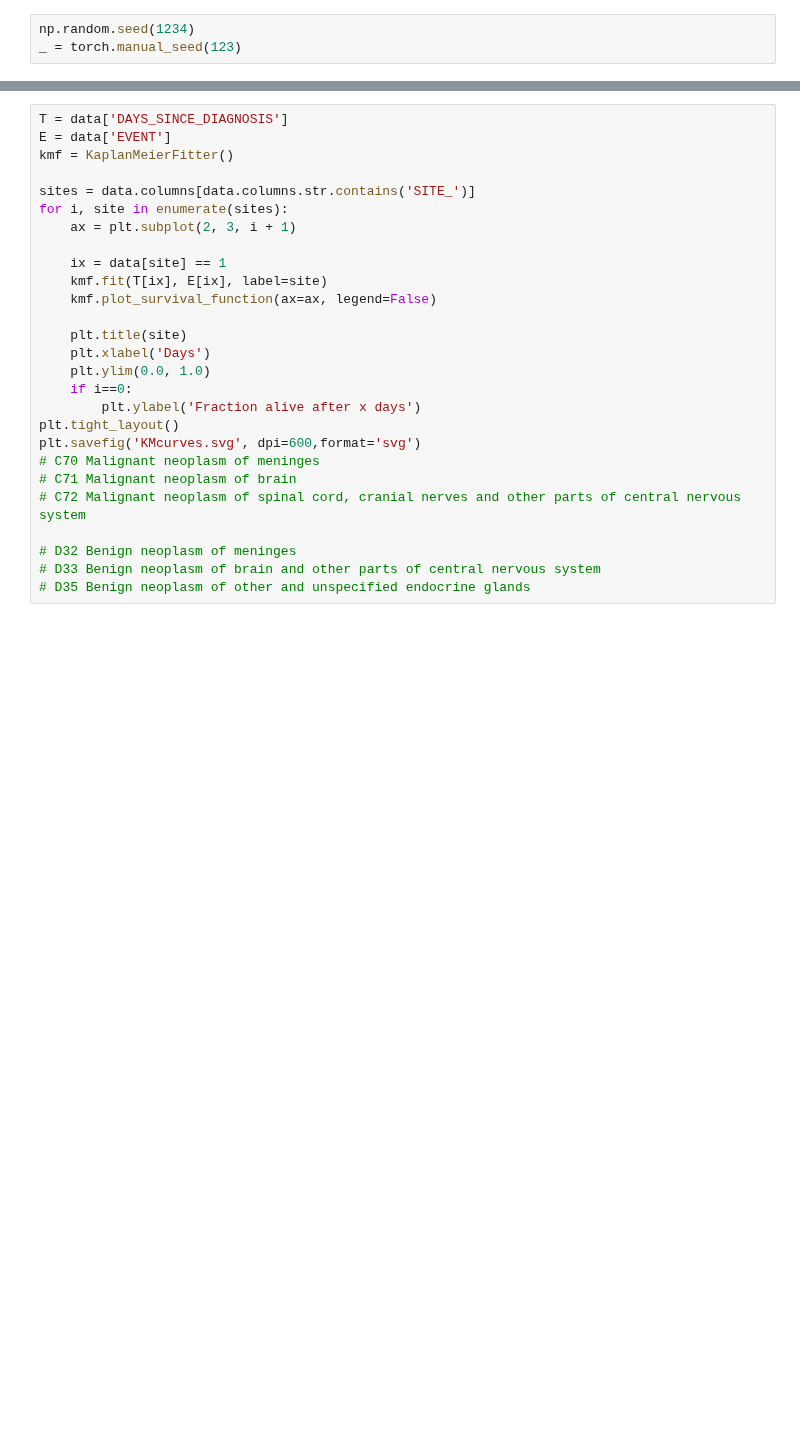
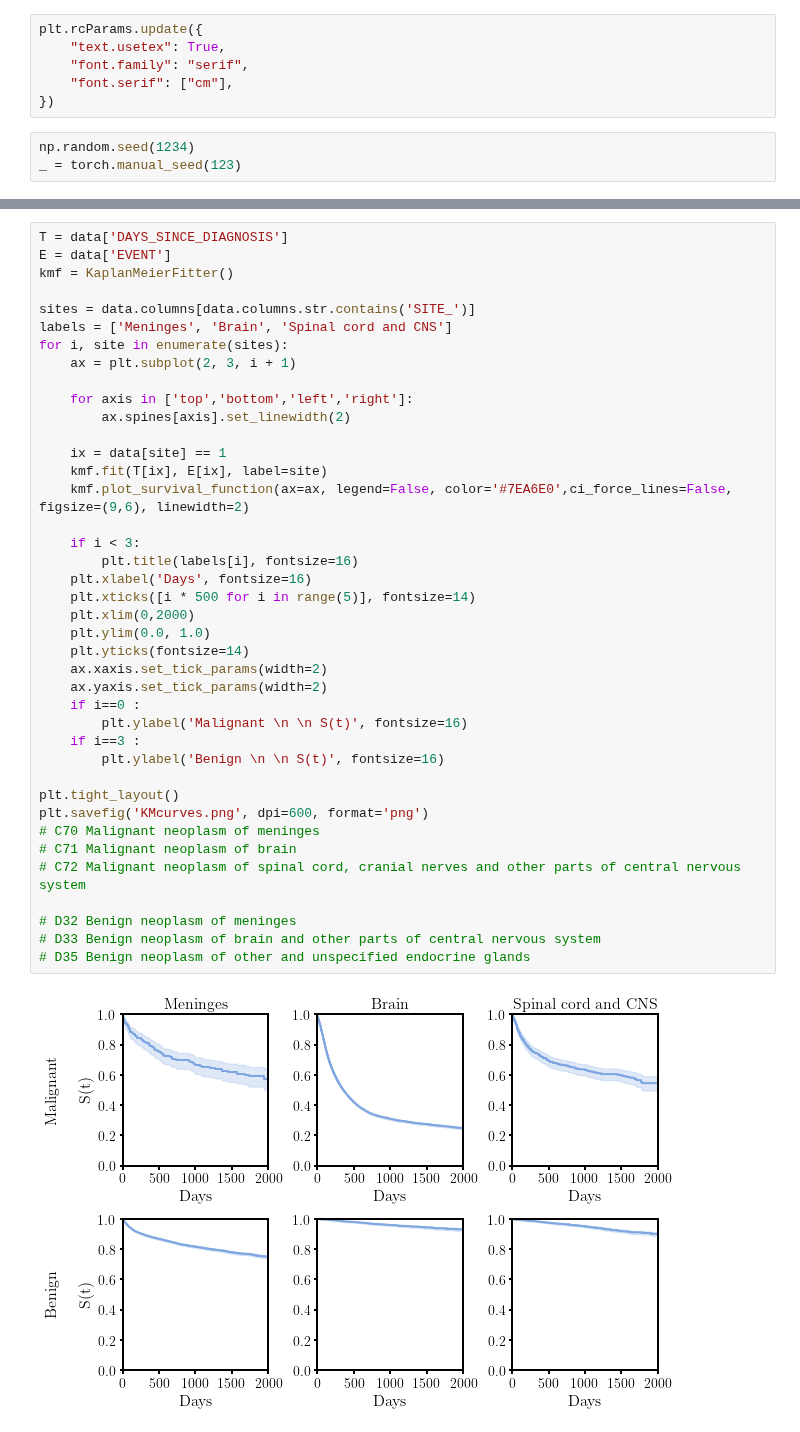
Before and after one commit to dkaizhang/federated-survival, a Jupyter notebook: km.ipynb, the cells around one changed output, grey strips where cells are left out. Cells and saved outputs as stored; diff of their text form; blank space fills up the shorter version.

```diff
--- a/km.ipynb
+++ b/km.ipynb
@@ -12,3 +17,9 @@ from tabulate import tabulate
+# %%
+plt.rcParams.update({
+    "text.usetex": True,
+    "font.family": "serif",
+    "font.serif": ["cm"],
+})
 # %%
 np.random.seed(1234)
 _ = torch.manual_seed(123)
@@ -28,27 +50,42 @@ print(tabulate(to_tab, headers=['Site', 'Months']))
 # %%
 T = data['DAYS_SINCE_DIAGNOSIS']
 E = data['EVENT']
 kmf = KaplanMeierFitter()
 
 sites = data.columns[data.columns.str.contains('SITE_')]
+labels = ['Meninges', 'Brain', 'Spinal cord and CNS']
 for i, site in enumerate(sites):
     ax = plt.subplot(2, 3, i + 1)
 
+    for axis in ['top','bottom','left','right']:
+        ax.spines[axis].set_linewidth(2)
+
     ix = data[site] == 1
     kmf.fit(T[ix], E[ix], label=site)
-    kmf.plot_survival_function(ax=ax, legend=False)
+    kmf.plot_survival_function(ax=ax, legend=False, color='#7EA6E0',ci_force_lines=False, figsize=(9,6), linewidth=2)
 
-    plt.title(site)
-    plt.xlabel('Days')
+    if i < 3:
+        plt.title(labels[i], fontsize=16)
+    plt.xlabel('Days', fontsize=16)
+    plt.xticks([i * 500 for i in range(5)], fontsize=14)
+    plt.xlim(0,2000)
     plt.ylim(0.0, 1.0)
-    if i==0:
-        plt.ylabel('Fraction alive after x days')
+    plt.yticks(fontsize=14)
+    ax.xaxis.set_tick_params(width=2)
+    ax.yaxis.set_tick_params(width=2)
+    if i==0 :
+        plt.ylabel('Malignant \n \n S(t)', fontsize=16)
+    if i==3 :
+        plt.ylabel('Benign \n \n S(t)', fontsize=16)
+
 plt.tight_layout()
-plt.savefig('KMcurves.svg', dpi=600,format='svg')
+plt.savefig('KMcurves.png', dpi=600, format='png')
 # C70 Malignant neoplasm of meninges
 # C71 Malignant neoplasm of brain
 # C72 Malignant neoplasm of spinal cord, cranial nerves and other parts of central nervous system
 
 # D32 Benign neoplasm of meninges
 # D33 Benign neoplasm of brain and other parts of central nervous system
 # D35 Benign neoplasm of other and unspecified endocrine glands
+# %% [output]
+[figure, added]
```
Also changed, not shown: parts of 3 cells of this notebook, 1 other file.
